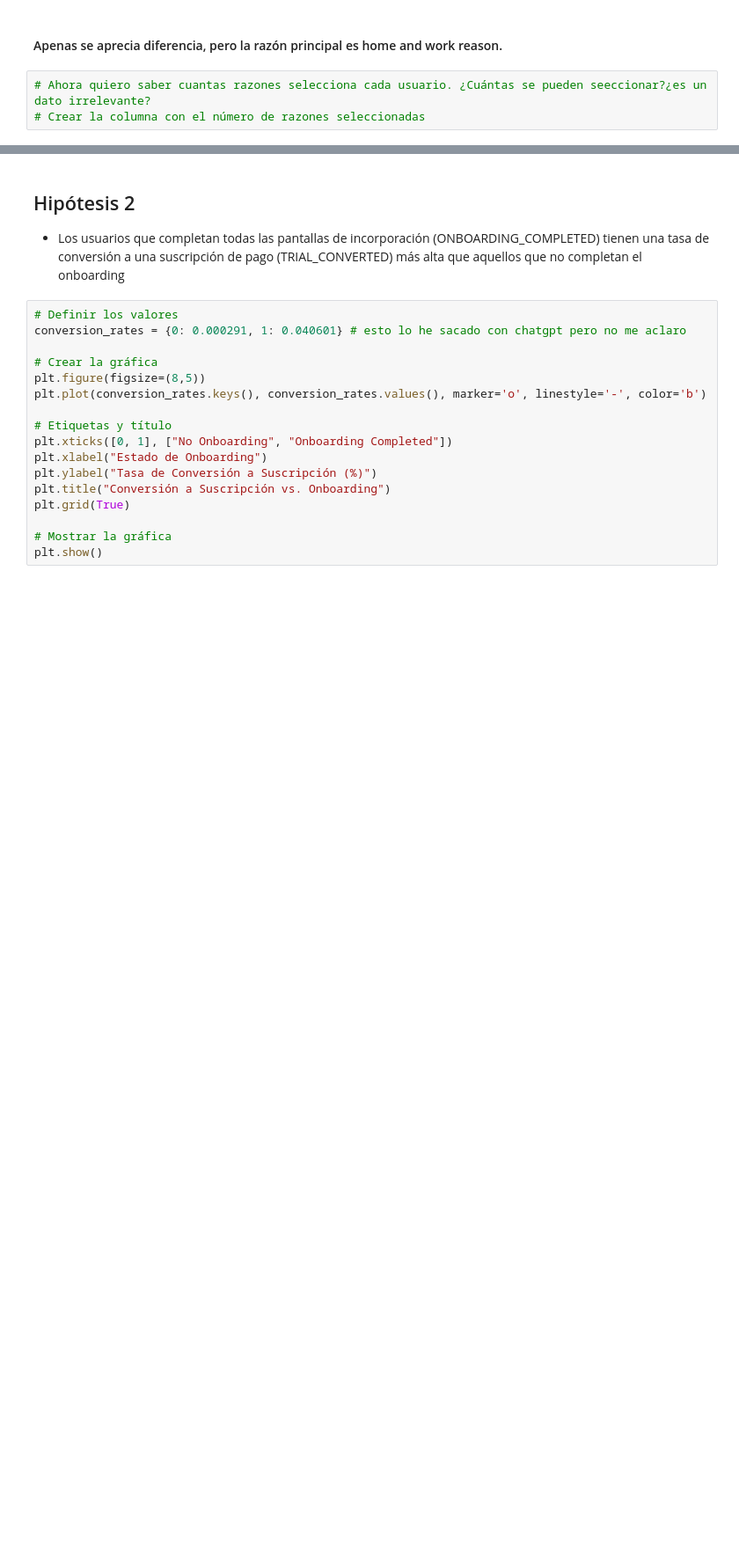
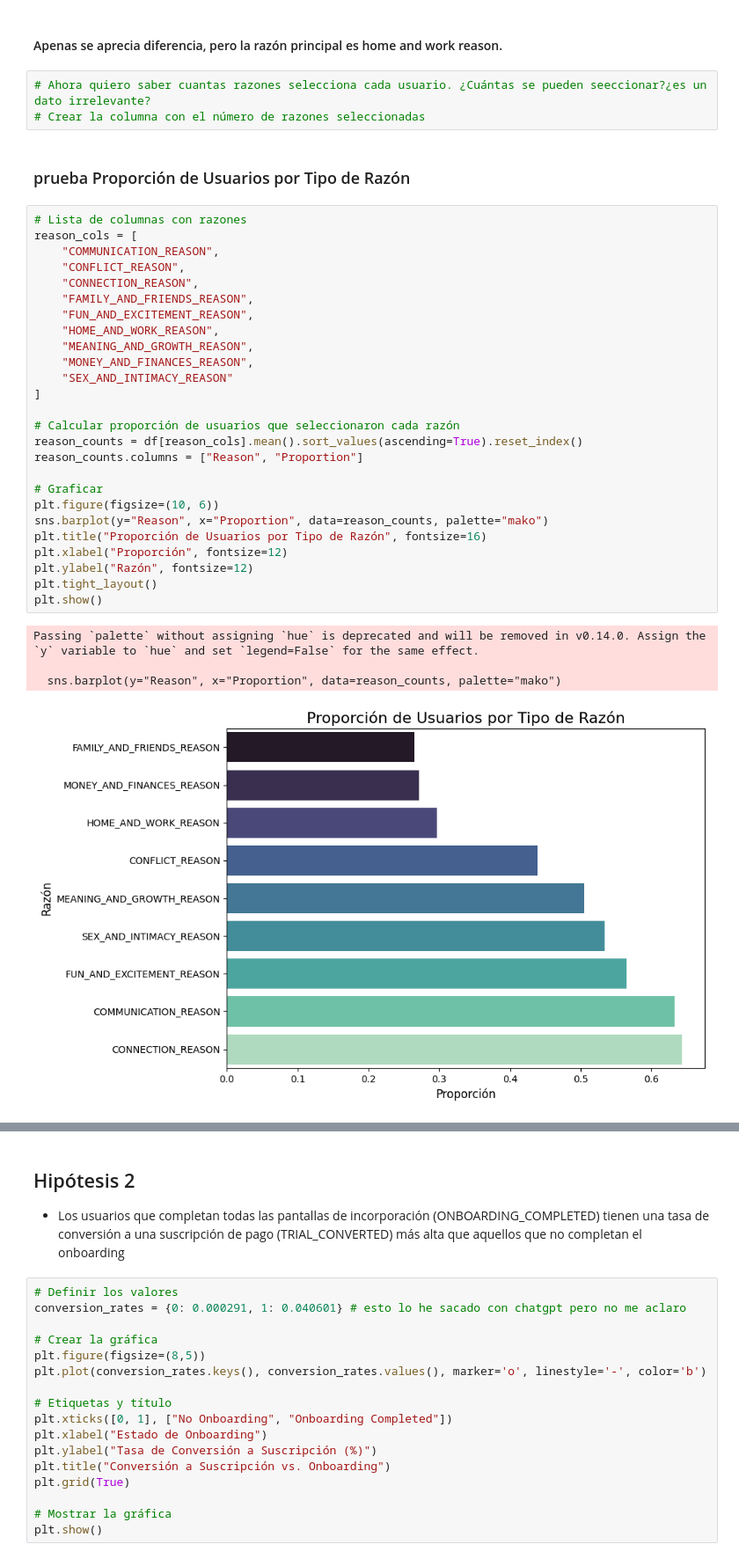
Before and after one commit to NaiSaratxaga/EDA_user-conversion-analysis, a Jupyter notebook: Notebooks/EDA_user_conversion_analysis.ipynb, the cells around one changed output, grey strips where cells are left out. Shown at 88% size. Saved outputs shown, nothing was run; the diff lists cells and outputs as text; blank space fills up the shorter version.

Commit message:
dicc columnas dataset

```diff
--- a/Notebooks/EDA_user_conversion_analysis.ipynb
+++ b/Notebooks/EDA_user_conversion_analysis.ipynb
@@ -215,3 +223,36 @@ plt.show()
 # %%
 # Ahora quiero saber cuantas razones selecciona cada usuario. ¿Cuántas se pueden seeccionar?¿es un dato irrelevante?
 # Crear la columna con el número de razones seleccionadas
+# %% [markdown]
+### prueba Proporción de Usuarios por Tipo de Razón
+# %%
+# Lista de columnas con razones
+reason_cols = [
+    "COMMUNICATION_REASON",
+    "CONFLICT_REASON",
+    "CONNECTION_REASON",
+    "FAMILY_AND_FRIENDS_REASON",
+    "FUN_AND_EXCITEMENT_REASON",
+    "HOME_AND_WORK_REASON",
+    "MEANING_AND_GROWTH_REASON",
+    "MONEY_AND_FINANCES_REASON",
+    "SEX_AND_INTIMACY_REASON"
+]
+
+# Calcular proporción de usuarios que seleccionaron cada razón
+reason_counts = df[reason_cols].mean().sort_values(ascending=True).reset_index()
+reason_counts.columns = ["Reason", "Proportion"]
+
+# Graficar
+plt.figure(figsize=(10, 6))
+sns.barplot(y="Reason", x="Proportion", data=reason_counts, palette="mako")
+plt.title("Proporción de Usuarios por Tipo de Razón", fontsize=16)
+plt.xlabel("Proporción", fontsize=12)
+plt.ylabel("Razón", fontsize=12)
+plt.tight_layout()
+plt.show()
+# %% [output]
+Passing `palette` without assigning `hue` is deprecated and will be removed in v0.14.0. Assign the `y` variable to `hue` and set `legend=False` for the same effect.
+
+  sns.barplot(y="Reason", x="Proportion", data=reason_counts, palette="mako")
+[figure, added]
```
Also changed, not shown: parts of 3 cells of this notebook.
